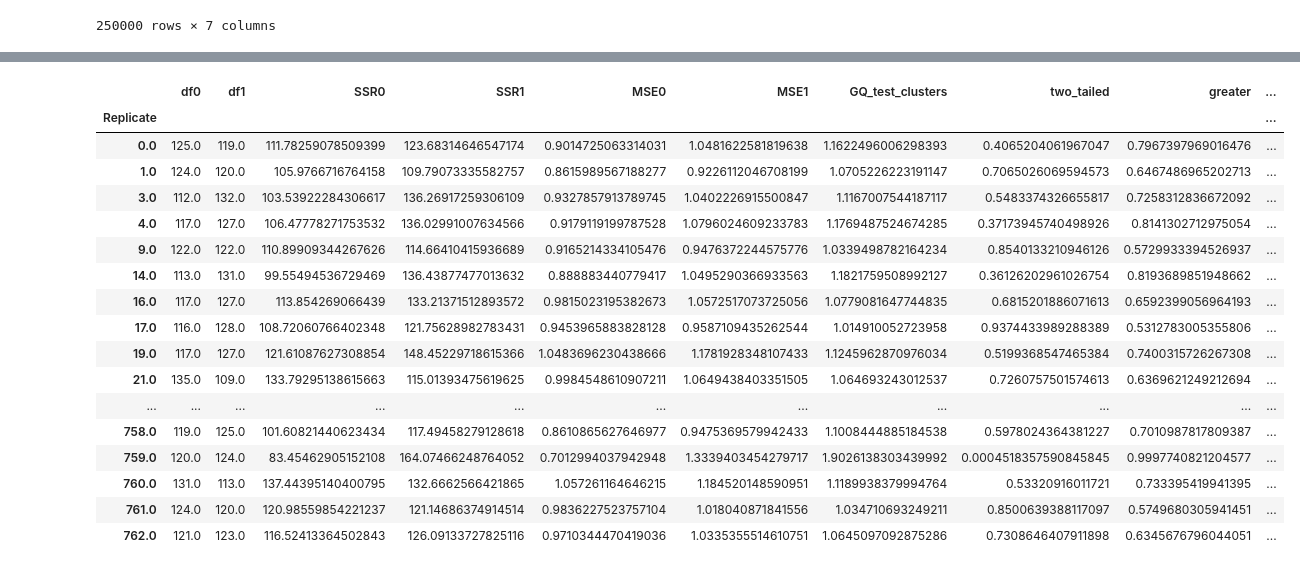
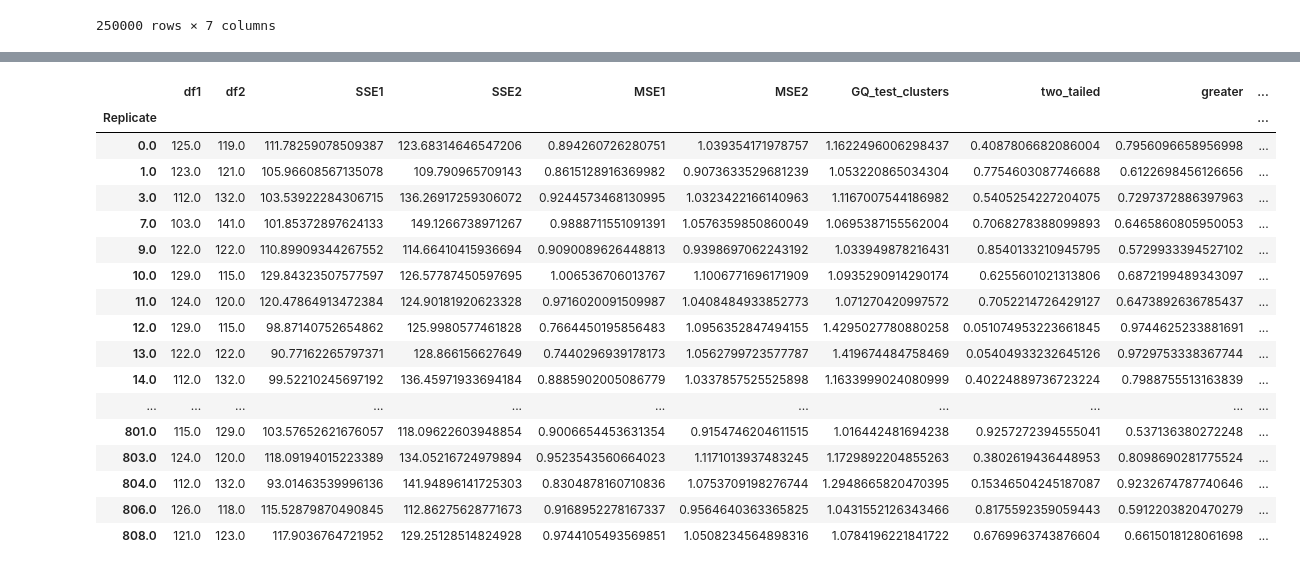
Before and after one commit to iam-fern/Generate_multiplication, a Jupyter notebook: GQtest_cluster_data_multi_delta_(0)_n250_01.ipynb, the cells around one changed output, grey strips where cells are left out. Cells and saved outputs as stored; diff of their text form; code cells hidden in the pictures.

```diff
--- a/GQtest_cluster_data_multi_delta_(0)_n250_01.ipynb
+++ b/GQtest_cluster_data_multi_delta_(0)_n250_01.ipynb
@@ -217,38 +249,38 @@ for run_replicate in list_replicate:
 # %%
 # สร้างตารางผลลัพธ์
 alpha = 0.01
 pd.set_option('display.max_rows', 1000)
 pd.set_option('display.max_columns', 1000)
 pd.set_option('display.width', 1000)
-result=pd.DataFrame({"Replicate":list_replicate, "df0":list_df0, "df1":list_df1, "SSR0":list_SSR0,
-                     "SSR1":list_SSR1, "MSE0":list_MSE0, "MSE1":list_MSE1,
-                     "GQ_test_clusters":list_GQ_test_clusters, "two_tailed":list_two_tailed, "greater":list_p_greater})
+result=pd.DataFrame({"Replicate":list_replicate, "df1":list_df1, "df2":list_df2, "SSE1":list_SSE1,
+                     "SSE2":list_SSE2, "MSE1":list_MSE1, "MSE2":list_MSE2,
+                     "GQ_test_clusters":list_GQ_test_clusters, "two_tailed":list_two_tailed, "greater":list_p_greater, "less":list_p_less})
 result.set_index(['Replicate'], inplace=True)
-result=result[(result["two_tailed"]<=1) & (result["greater"]<=1)]
+result=result[(result["two_tailed"]<=1) & (result["greater"]<=1) & (result["less"]<=1)]
 result["Result_test"]=result["two_tailed"].apply(lambda p_value: 'Reject001=0 : Heteroscedasticity'
-                                                                  if p_value < alpha else 'Reject001=1 : Homoscedasticity')
+                                                 if p_value < alpha else 'Reject001=1 : Homoscedasticity')
 #two_tailed_new_show=two_tailed_new.drop(columns="greater")
 
 result.astype(str)
 # %% [output]
-|  | df0 | df1 | SSR0 | SSR1 | MSE0 | MSE1 | GQ_test_clusters | two_tailed | greater | ... |
+|  | df1 | df2 | SSE1 | SSE2 | MSE1 | MSE2 | GQ_test_clusters | two_tailed | greater | ... |
 | Replicate |  |  |  |  |  |  |  |  |  | ... |
-| 0.0 | 125.0 | 119.0 | 111.78259078509399 | 123.68314646547174 | 0.9014725063314031 | 1.0481622581819638 | 1.1622496006298393 | 0.4065204061967047 | 0.7967397969016476 | ... |
-| 1.0 | 124.0 | 120.0 | 105.9766716764158 | 109.79073335582757 | 0.8615989567188277 | 0.9226112046708199 | 1.0705226223191147 | 0.7065026069594573 | 0.6467486965202713 | ... |
-| 3.0 | 112.0 | 132.0 | 103.53922284306617 | 136.26917259306109 | 0.9327857913789745 | 1.0402226915500847 | 1.1167007544187117 | 0.5483374326655817 | 0.7258312836672092 | ... |
-| 4.0 | 117.0 | 127.0 | 106.47778271753532 | 136.02991007634566 | 0.9179119199787528 | 1.0796024609233783 | 1.1769487524674285 | 0.37173945740498926 | 0.8141302712975054 | ... |
-| 9.0 | 122.0 | 122.0 | 110.89909344267626 | 114.66410415936689 | 0.9165214334105476 | 0.9476372244575776 | 1.0339498782164234 | 0.8540133210946126 | 0.5729933394526937 | ... |
-| 14.0 | 113.0 | 131.0 | 99.55494536729469 | 136.43877477013632 | 0.888883440779417 | 1.0495290366933563 | 1.1821759508992127 | 0.36126202961026754 | 0.8193689851948662 | ... |
-| 16.0 | 117.0 | 127.0 | 113.854269066439 | 133.21371512893572 | 0.9815023195382673 | 1.0572517073725056 | 1.0779081647744835 | 0.6815201886071613 | 0.6592399056964193 | ... |
-| 17.0 | 116.0 | 128.0 | 108.72060766402348 | 121.75628982783431 | 0.9453965883828128 | 0.9587109435262544 | 1.014910052723958 | 0.9374433989288389 | 0.5312783005355806 | ... |
-| 19.0 | 117.0 | 127.0 | 121.61087627308854 | 148.45229718615366 | 1.0483696230438666 | 1.1781928348107433 | 1.1245962870976034 | 0.5199368547465384 | 0.7400315726267308 | ... |
-| 21.0 | 135.0 | 109.0 | 133.79295138615663 | 115.01393475619625 | 0.9984548610907211 | 1.0649438403351505 | 1.064693243012537 | 0.7260757501574613 | 0.6369621249212694 | ... |
+| 0.0 | 125.0 | 119.0 | 111.78259078509387 | 123.68314646547206 | 0.894260726280751 | 1.039354171978757 | 1.1622496006298437 | 0.4087806682086004 | 0.7956096658956998 | ... |
+| 1.0 | 123.0 | 121.0 | 105.96608567135078 | 109.790965709143 | 0.8615128916369982 | 0.9073633529681239 | 1.053220865034304 | 0.7754603087746688 | 0.6122698456126656 | ... |
+| 3.0 | 112.0 | 132.0 | 103.53922284306715 | 136.26917259306072 | 0.9244573468130995 | 1.0323422166140963 | 1.1167007544186982 | 0.5405254227204075 | 0.7297372886397963 | ... |
+| 7.0 | 103.0 | 141.0 | 101.85372897624133 | 149.1266738971267 | 0.9888711551091391 | 1.0576359850860049 | 1.0695387155562004 | 0.7068278388099893 | 0.6465860805950053 | ... |
+| 9.0 | 122.0 | 122.0 | 110.89909344267552 | 114.66410415936694 | 0.9090089626448813 | 0.9398697062243192 | 1.033949878216431 | 0.8540133210945795 | 0.5729933394527102 | ... |
+| 10.0 | 129.0 | 115.0 | 129.84323507577597 | 126.57787450597695 | 1.006536706013767 | 1.1006771696171909 | 1.0935290914290174 | 0.6255601021313806 | 0.6872199489343097 | ... |
+| 11.0 | 124.0 | 120.0 | 120.47864913472384 | 124.90181920623328 | 0.9716020091509987 | 1.0408484933852773 | 1.071270420997572 | 0.7052214726429127 | 0.6473892636785437 | ... |
+| 12.0 | 129.0 | 115.0 | 98.87140752654862 | 125.9980577461828 | 0.7664450195856483 | 1.0956352847494155 | 1.4295027780880258 | 0.051074953223661845 | 0.9744625233881691 | ... |
+| 13.0 | 122.0 | 122.0 | 90.77162265797371 | 128.866156627649 | 0.7440296939178173 | 1.0562799723577787 | 1.419674484758469 | 0.05404933232645126 | 0.9729753338367744 | ... |
+| 14.0 | 112.0 | 132.0 | 99.52210245697192 | 136.45971933694184 | 0.8885902005086779 | 1.0337857525525898 | 1.1633999024080999 | 0.40224889736723224 | 0.7988755513163839 | ... |
 | ... | ... | ... | ... | ... | ... | ... | ... | ... | ... | ... |
-| 758.0 | 119.0 | 125.0 | 101.60821440623434 | 117.49458279128618 | 0.8610865627646977 | 0.9475369579942433 | 1.1008444885184538 | 0.5978024364381227 | 0.7010987817809387 | ... |
-| 759.0 | 120.0 | 124.0 | 83.45462905152108 | 164.07466248764052 | 0.7012994037942948 | 1.3339403454279717 | 1.9026138303439992 | 0.0004518357590845845 | 0.9997740821204577 | ... |
-| 760.0 | 131.0 | 113.0 | 137.44395140400795 | 132.6662566421865 | 1.057261164646215 | 1.184520148590951 | 1.1189938379994764 | 0.53320916011721 | 0.733395419941395 | ... |
-| 761.0 | 124.0 | 120.0 | 120.98559854221237 | 121.14686374914514 | 0.9836227523757104 | 1.018040871841556 | 1.034710693249211 | 0.8500639388117097 | 0.5749680305941451 | ... |
-| 762.0 | 121.0 | 123.0 | 116.52413364502843 | 126.09133727825116 | 0.9710344470419036 | 1.0335355514610751 | 1.0645097092875286 | 0.7308646407911898 | 0.6345676796044051 | ... |
+| 801.0 | 115.0 | 129.0 | 103.57652621676057 | 118.09622603948854 | 0.9006654453631354 | 0.9154746204611515 | 1.016442481694238 | 0.9257272394555041 | 0.537136380272248 | ... |
+| 803.0 | 124.0 | 120.0 | 118.09194015223389 | 134.05216724979894 | 0.9523543560664023 | 1.1171013937483245 | 1.1729892204855263 | 0.3802619436448953 | 0.8098690281775524 | ... |
+| 804.0 | 112.0 | 132.0 | 93.01463539996136 | 141.94896141725303 | 0.8304878160710836 | 1.0753709198276744 | 1.2948665820470395 | 0.15346504245187087 | 0.9232674787740646 | ... |
+| 806.0 | 126.0 | 118.0 | 115.52879870490845 | 112.86275628771673 | 0.9168952278167337 | 0.9564640363365825 | 1.0431552126343466 | 0.8175592359059443 | 0.5912203820470279 | ... |
+| 808.0 | 121.0 | 123.0 | 117.9036764721952 | 129.25128514824928 | 0.9744105493569851 | 1.0508234564898316 | 1.0784196221841722 | 0.6769963743876604 | 0.6615018128061698 | ... |
 # %%
 # สร้างตารางผลลัพธ์
 alpha = 0.01
```
Also changed, not shown: parts of 5 cells of this notebook.
